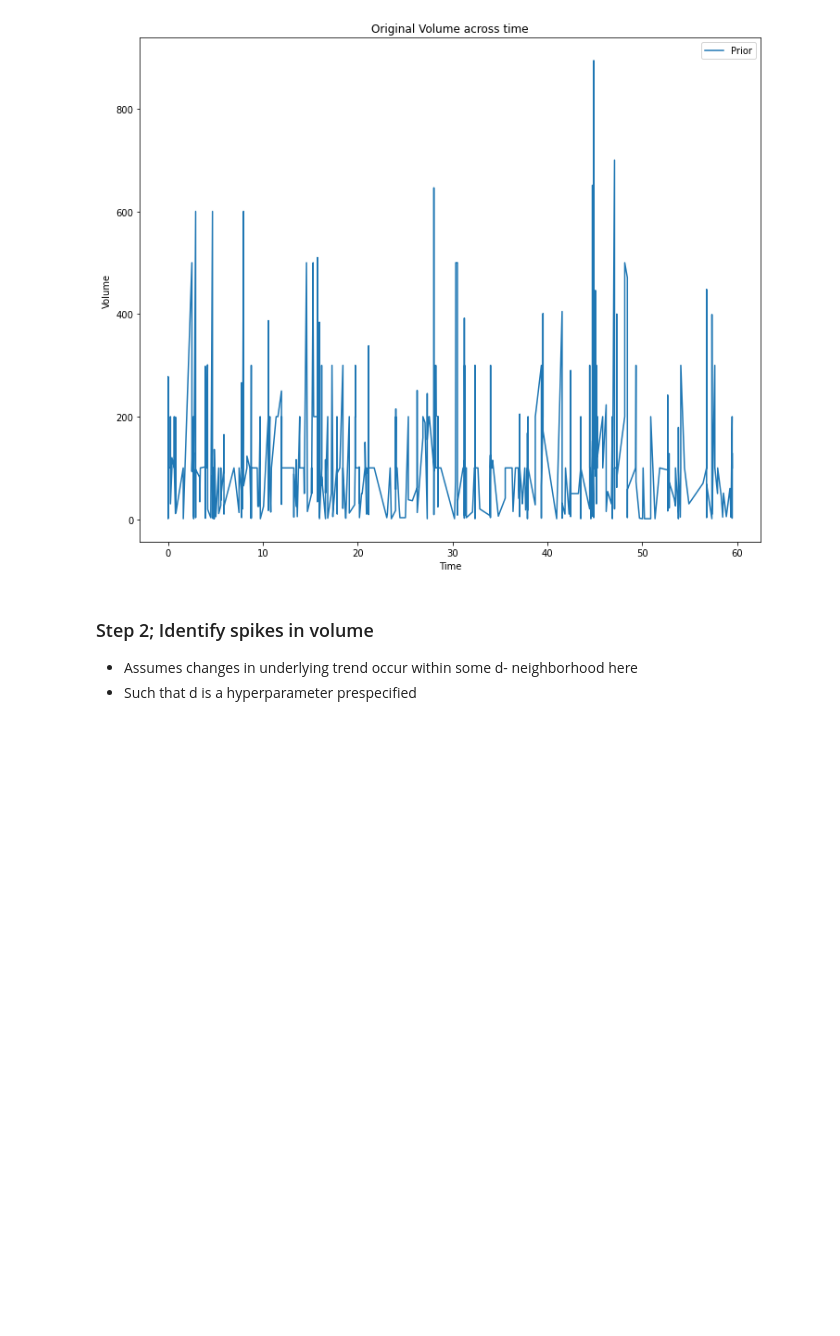
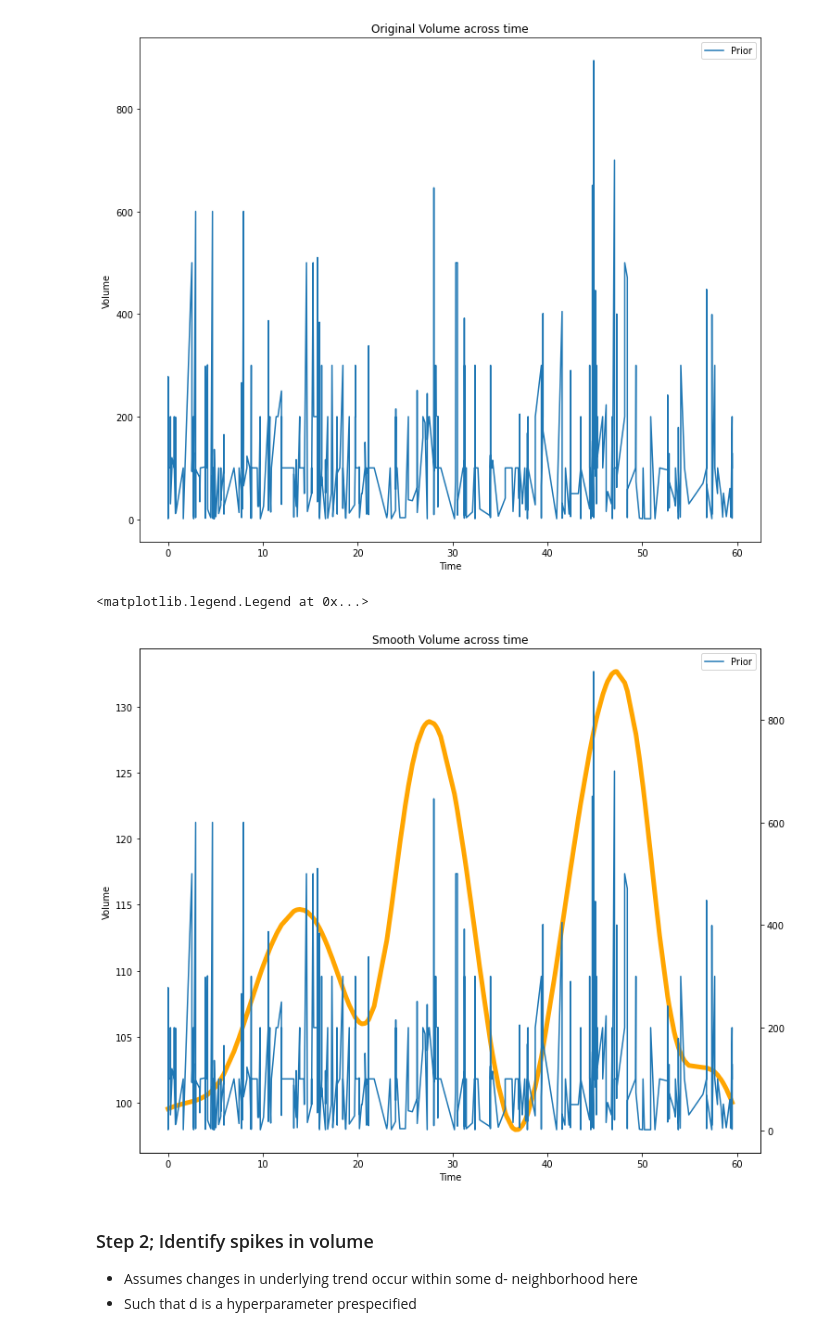
Before and after one commit to jasonbohne123/Adaptive_Signal_Estimation, a Jupyter notebook: Lasso_CPD/Conditional_TF-Sim2.ipynb, the cells around one changed output. Drawn from its saved outputs; the diff is of its cells as text; code cells hidden in the pictures; blank space fills up the shorter version.

```diff
--- a/Lasso_CPD/Conditional_TF-Sim2.ipynb
+++ b/Lasso_CPD/Conditional_TF-Sim2.ipynb
@@ -69,6 +69,20 @@ plt.legend()
 # %% [output]
 <matplotlib.legend.Legend at 0x...>
 [figure]
+# %%
+smooth_volume,bw=smooth_series(volume_prior,volume_index)
+# %%
+fig,ax=plt.subplots(figsize=(12,10))
+plt.title("Smooth Volume across time")
+plt.ylabel("Volume")
+plt.xlabel("Time")
+ax.plot(volume_index,smooth_volume,label="Smooth",color='orange',lw=5)
+ax2=ax.twinx()
+ax2.plot(volume_index,volume_prior,label="Prior")
+plt.legend()
+# %% [output]
+<matplotlib.legend.Legend at 0x...>
+[figure, added]
 # %% [markdown]
 ### Step 2; Identify spikes in volume
 - Assumes changes in underlying trend occur within some d- neighborhood here
```
Also changed, not shown: parts of 6 cells of this notebook, 1 other file.
